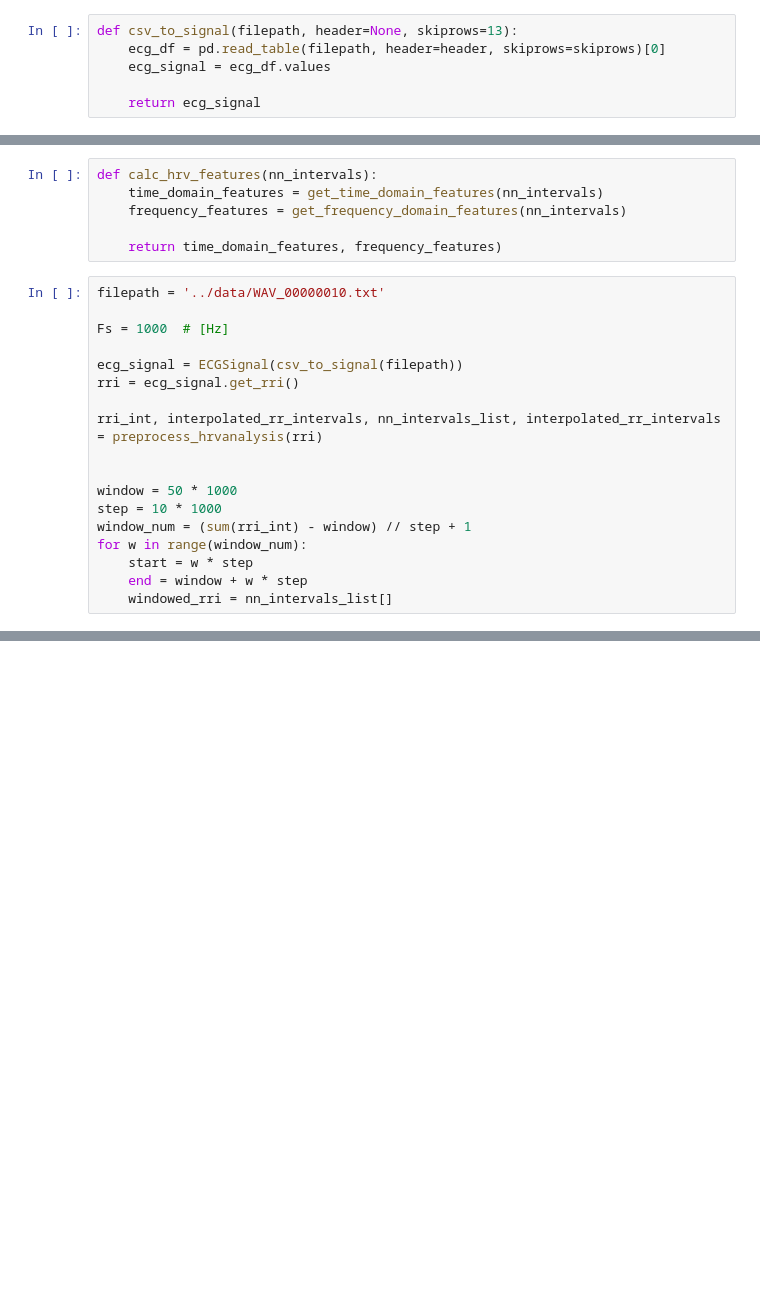
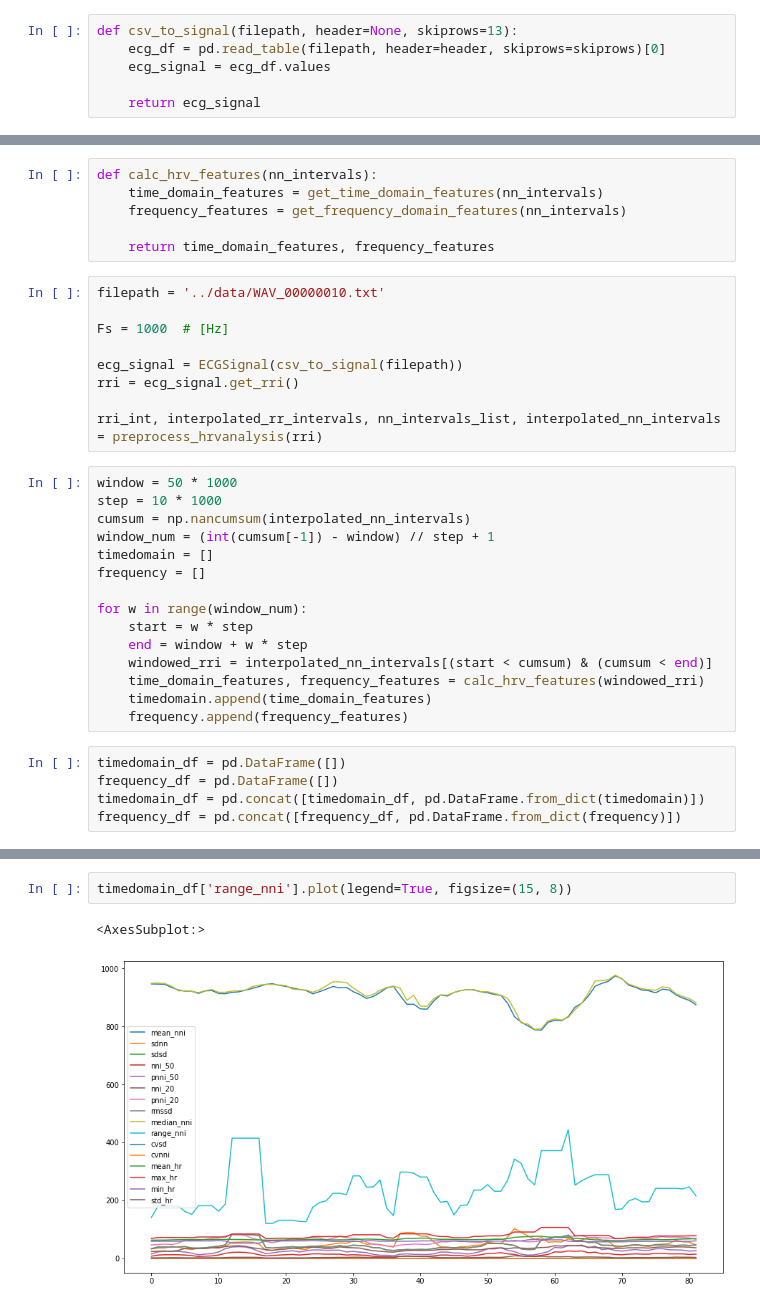
Before and after one commit to tabineko/stress-analysis, a Jupyter notebook: src/stress_relax_hrv.ipynb, the cells around one changed output, grey strips where cells are left out. Drawn from its saved outputs; the diff is of its cells as text; blank space fills up the shorter version.

```diff
--- a/src/stress_relax_hrv.ipynb
+++ b/src/stress_relax_hrv.ipynb
@@ -69,7 +69,7 @@ def calc_hrv_features(nn_intervals):
     time_domain_features = get_time_domain_features(nn_intervals)
     frequency_features = get_frequency_domain_features(nn_intervals)
 
-    return time_domain_features, frequency_features)
+    return time_domain_features, frequency_features
 # %%
 filepath = '../data/WAV_00000010.txt'
 
@@ -78,13 +78,24 @@ Fs = 1000  # [Hz]
 ecg_signal = ECGSignal(csv_to_signal(filepath))
 rri = ecg_signal.get_rri()
 
-rri_int, interpolated_rr_intervals, nn_intervals_list, interpolated_rr_intervals = preprocess_hrvanalysis(rri)
-
-
-window = 50 * 1000
-step = 10 * 1000
-window_num = (sum(rri_int) - window) // step + 1
-for w in range(window_num):
-    start = w * step
-    end = window + w * step
-    windowed_rri = nn_intervals_list[]
+rri_int, interpolated_rr_intervals, nn_intervals_list, interpolated_nn_intervals = preprocess_hrvanalysis(rri)
+# %%
+window = 50 * 1000
+step = 10 * 1000
+cumsum = np.nancumsum(interpolated_nn_intervals)
+window_num = (int(cumsum[-1]) - window) // step + 1
+timedomain = []
+frequency = []
+
+for w in range(window_num):
+    start = w * step
+    end = window + w * step
+    windowed_rri = interpolated_nn_intervals[(start < cumsum) & (cumsum < end)]
+    time_domain_features, frequency_features = calc_hrv_features(windowed_rri)
+    timedomain.append(time_domain_features)
+    frequency.append(frequency_features)
+# %%
+timedomain_df = pd.DataFrame([])
+frequency_df = pd.DataFrame([])
+timedomain_df = pd.concat([timedomain_df, pd.DataFrame.from_dict(timedomain)])
+frequency_df = pd.concat([frequency_df, pd.DataFrame.from_dict(frequency)])
@@ -90,0 +127,5 @@ for w in range(window_num):
+# %%
+timedomain_df['range_nni'].plot(legend=True, figsize=(15, 8))
+# %% [output]
+<AxesSubplot:>
+[figure, added]
```
Also changed, not shown: parts of 7 cells of this notebook.
